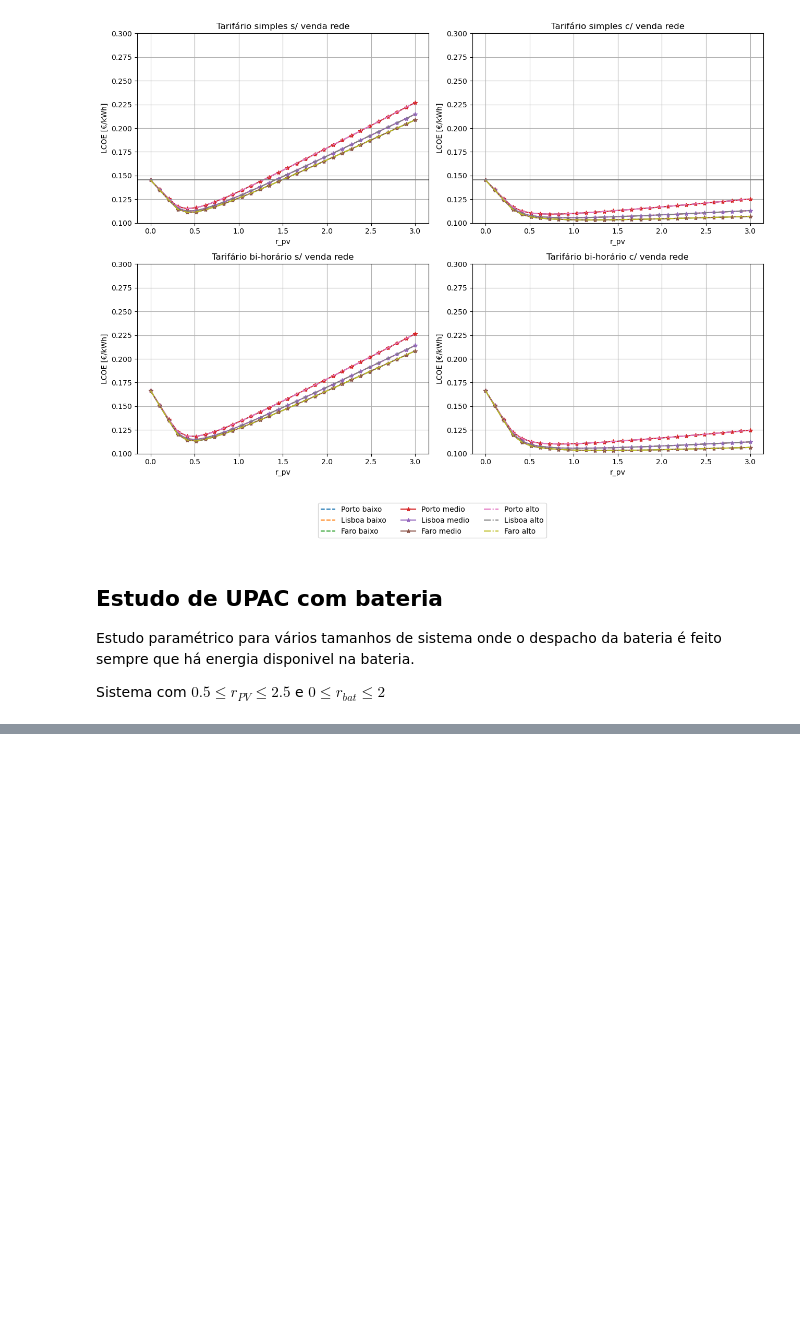
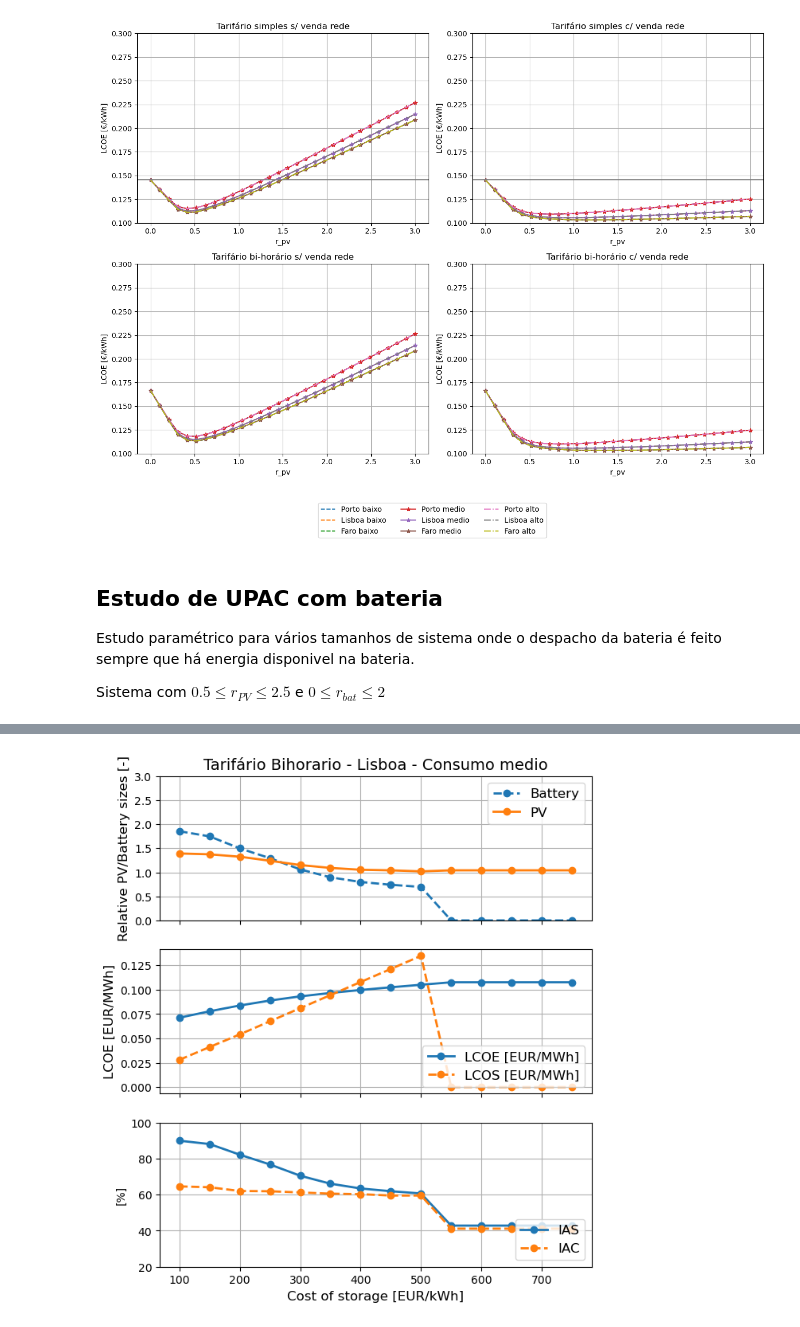
Before and after one commit to mig-l-f/ao-sol, a Jupyter notebook: docs/exemplos/Estudo UPAC.ipynb, the cells around one changed output, grey strips where cells are left out. Drawn from its saved outputs; the diff is of its cells as text; code cells hidden in the pictures; blank space fills up the shorter version.

```diff
--- a/docs/exemplos/Estudo UPAC.ipynb
+++ b/docs/exemplos/Estudo UPAC.ipynb
@@ -941,0 +1010,38 @@ plt.grid()
+# %%
+# Bihorario - Lisboa - Consumo medio
+fig4 = plt.figure(3,figsize=[7,8])
+plt.subplot(311)
+plt.plot(bat_lisboa_medio_bihorario['custo_bateria'],bat_lisboa_medio_bihorario['r_bat'],linestyle='--',linewidth=2, marker='o',label='Battery')
+plt.plot(bat_lisboa_medio_bihorario['custo_bateria'],bat_lisboa_medio_bihorario['r_pv'],label='PV', marker='o',linewidth=2)
+plt.ylabel('Relative PV/Battery sizes [-]')
+plt.ylim(0,3.0)
+plt.legend(fontsize=12)
+plt.grid()
+plt.title('Tarifário Bihorario - Lisboa - Consumo medio',fontsize=14)
+#remove xaxis:
+ax = plt.gca()
+ax.set_xticklabels([])
+ax.yaxis.label.set_fontsize(12)
+
+plt.subplot(312)
+plt.plot(bat_lisboa_medio_bihorario['custo_bateria'],bat_lisboa_medio_bihorario['LCOE'],label='LCOE [EUR/MWh]',linewidth=2, marker='o')
+plt.plot(bat_lisboa_medio_bihorario['custo_bateria'],bat_lisboa_medio_bihorario['LCOS'],linestyle='--',linewidth=2, marker='o',label='LCOS [EUR/MWh]')
+plt.ylabel('LCOE [EUR/MWh]',fontsize=12)
+#plt.xlabel('Cost of storage [EUR/kWh]',fontsize=12)
+plt.legend(loc=4,fontsize=12)
+plt.grid()
+#remove xaxis:
+ax = plt.gca()
+ax.set_xticklabels([])
+ax.yaxis.label.set_fontsize(12)
+
+plt.subplot(313)
+plt.plot(bat_lisboa_medio_bihorario['custo_bateria'], bat_lisboa_medio_bihorario['ias'], label='IAS', marker='o',linewidth=2)
+plt.plot(bat_lisboa_medio_bihorario['custo_bateria'], bat_lisboa_medio_bihorario['iac'], linestyle='--', linewidth=2, marker='o', label='IAC')
+plt.xlabel('Cost of storage [EUR/kWh]',fontsize=12)
+plt.ylabel('[%]')
+plt.ylim([20, 100])
+plt.legend(loc=4,fontsize=12)
+plt.grid()
+# %% [output]
+[figure, added]
```
Also changed, not shown: parts of 11 cells of this notebook, 23 other files.
